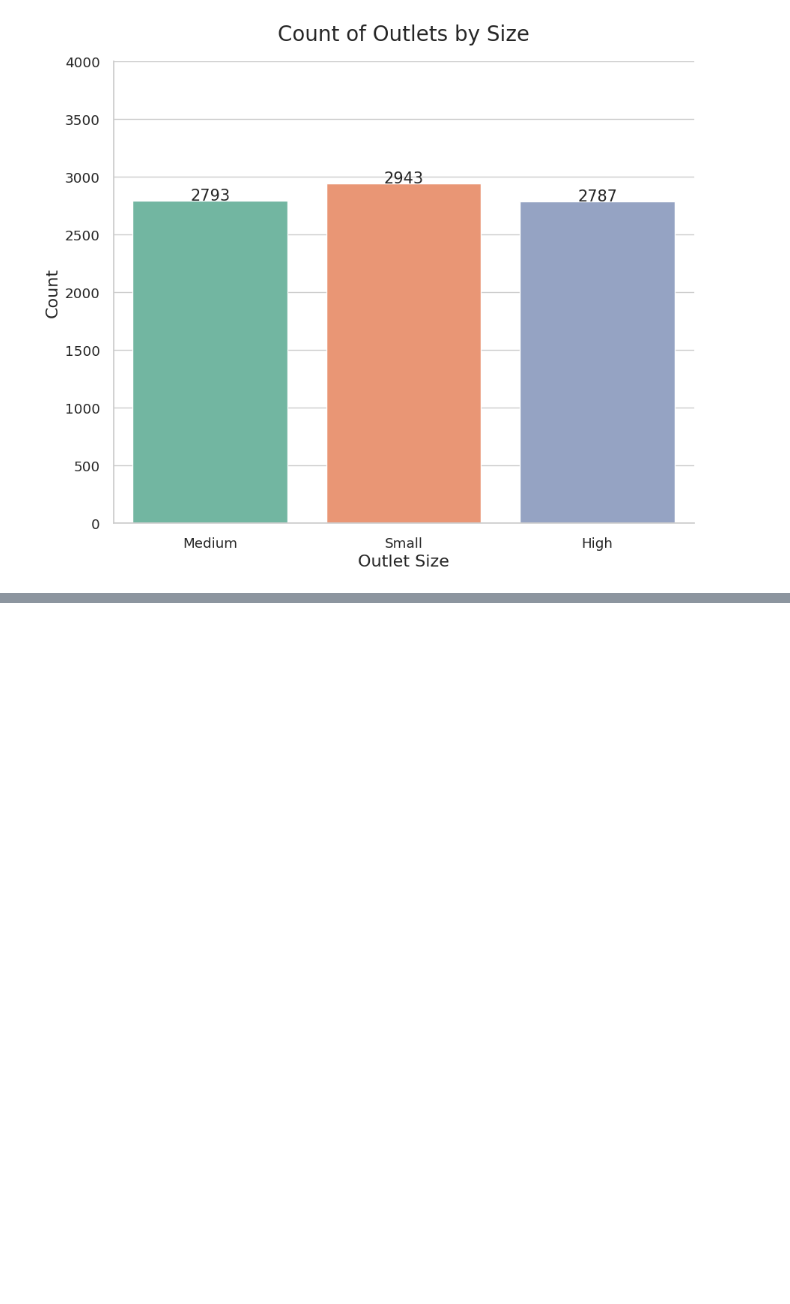
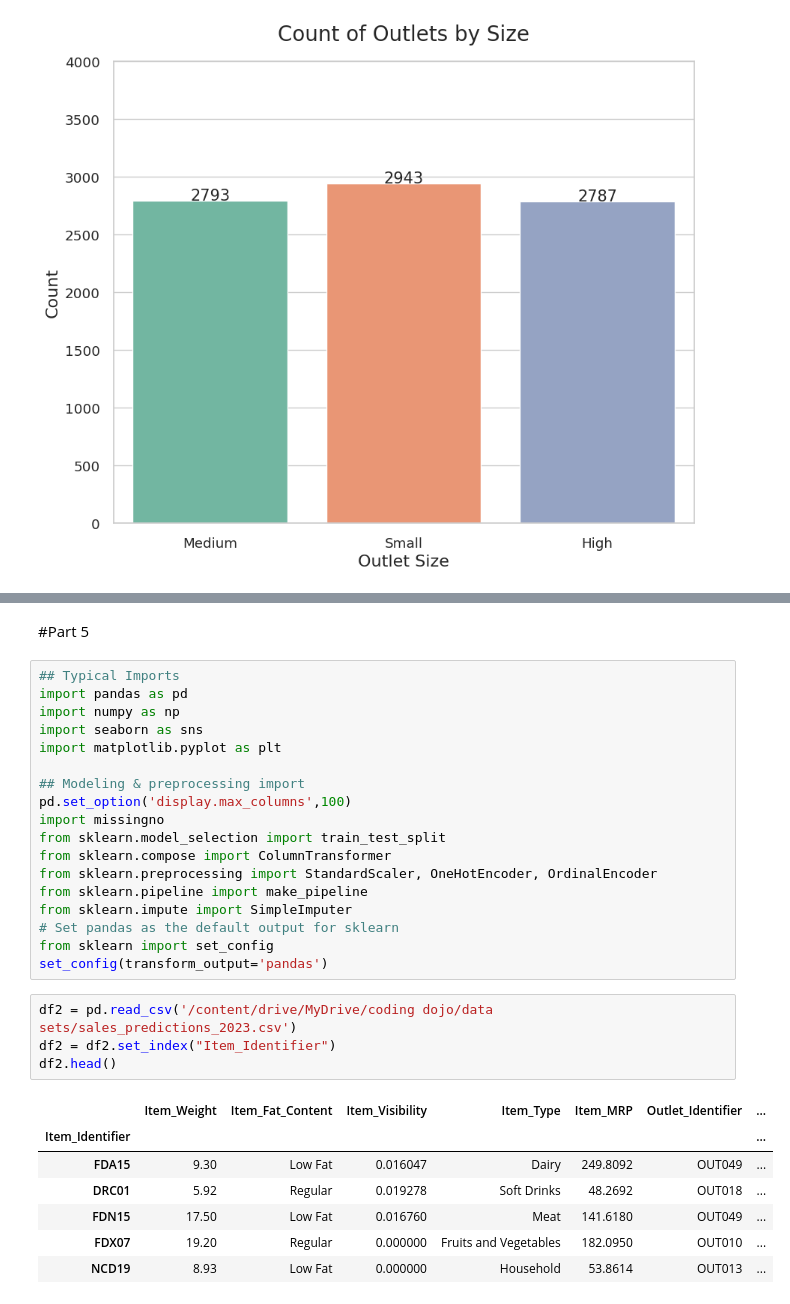
Before and after one commit to Meyssemmedini/food-sales-prediction, a Jupyter notebook: sale_prediction.ipynb, the cells around one changed output, grey strips where cells are left out. Saved outputs shown, nothing was run; the diff lists cells and outputs as text; blank space fills up the shorter version.

```diff
--- a/sale_prediction.ipynb
+++ b/sale_prediction.ipynb
@@ -567,0 +568,32 @@ plt.show()
+# %% [markdown]
+#Part 5
+# %%
+## Typical Imports
+import pandas as pd
+import numpy as np
+import seaborn as sns
+import matplotlib.pyplot as plt
+
+## Modeling & preprocessing import
+pd.set_option('display.max_columns',100)
+import missingno
+from sklearn.model_selection import train_test_split
+from sklearn.compose import ColumnTransformer
+from sklearn.preprocessing import StandardScaler, OneHotEncoder, OrdinalEncoder
+from sklearn.pipeline import make_pipeline
+from sklearn.impute import SimpleImputer
+# Set pandas as the default output for sklearn
+from sklearn import set_config
+set_config(transform_output='pandas')
+# %%
+df2 = pd.read_csv('/content/drive/MyDrive/coding dojo/data sets/sales_predictions_2023.csv')
+df2 = df2.set_index("Item_Identifier")
+df2.head()
+# %% [output]
+|  | Item_Weight | Item_Fat_Content | Item_Visibility | Item_Type | Item_MRP | Outlet_Identifier | ... |
+| Item_Identifier |  |  |  |  |  |  | ... |
+| FDA15 | 9.30 | Low Fat | 0.016047 | Dairy | 249.8092 | OUT049 | ... |
+| DRC01 | 5.92 | Regular | 0.019278 | Soft Drinks | 48.2692 | OUT018 | ... |
+| FDN15 | 17.50 | Low Fat | 0.016760 | Meat | 141.6180 | OUT049 | ... |
+| FDX07 | 19.20 | Regular | 0.000000 | Fruits and Vegetables | 182.0950 | OUT010 | ... |
+| NCD19 | 8.93 | Low Fat | 0.000000 | Household | 53.8614 | OUT013 | ... |
```
Also changed, not shown: parts of 31 cells of this notebook.
